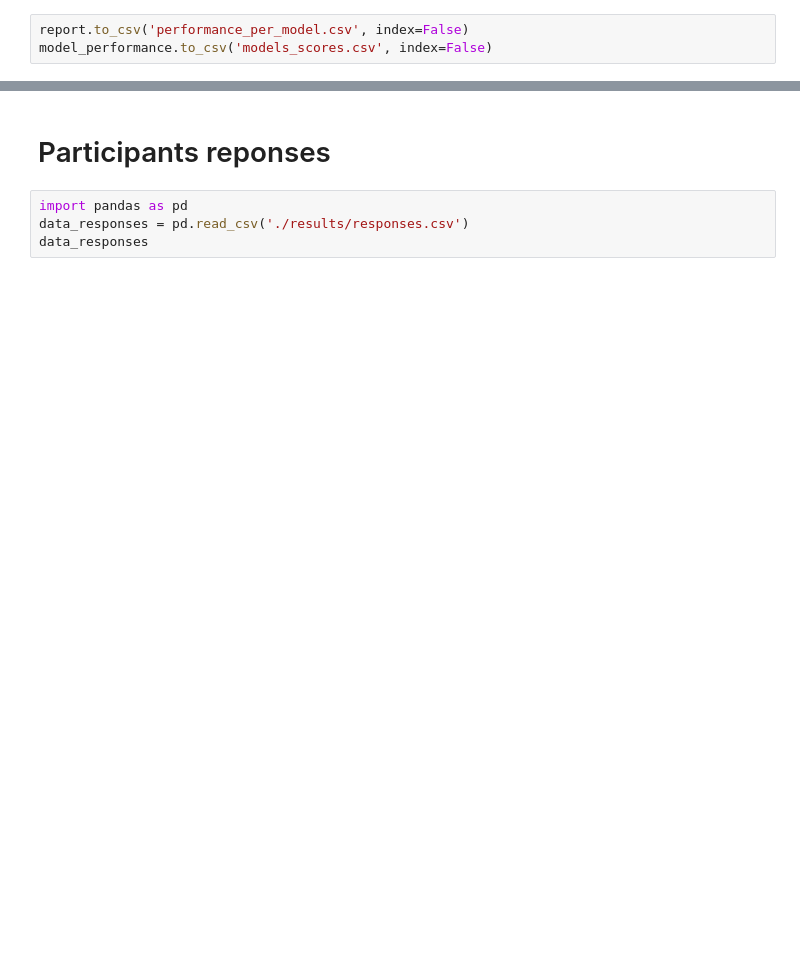
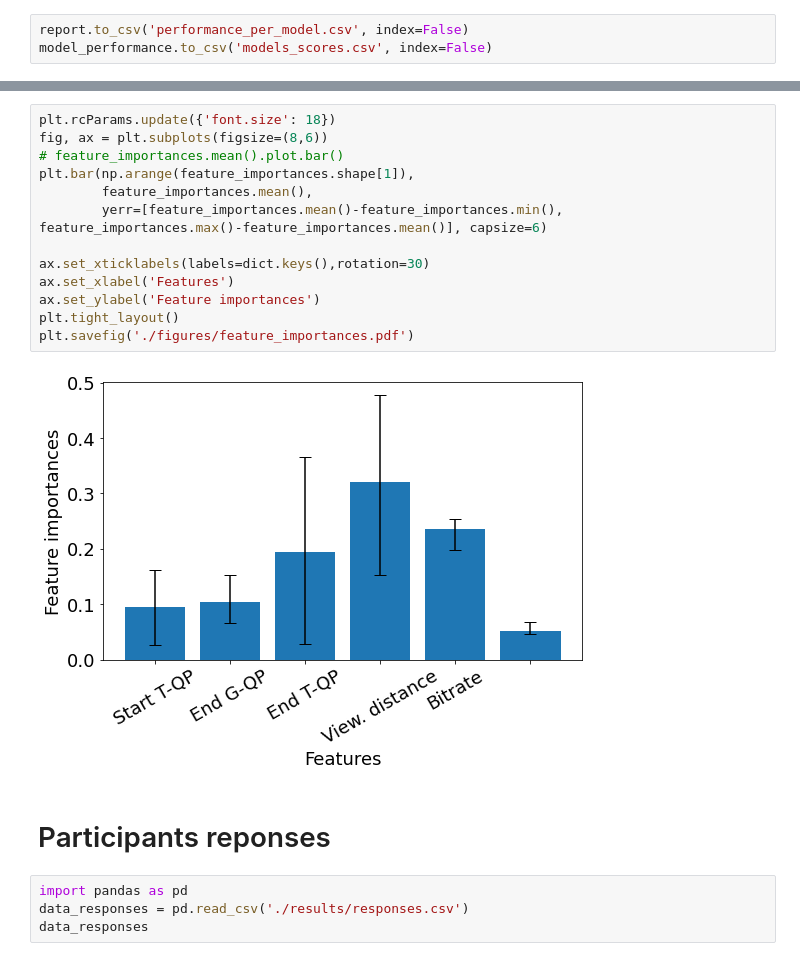
Before and after one commit to minhkstn/PointCloudQoEModels, a Jupyter notebook: point_cloud_qoe_models.ipynb, the cells around one changed output, grey strips where cells are left out. Saved outputs shown, nothing was run; the diff lists cells and outputs as text; blank space fills up the shorter version.

```diff
--- a/point_cloud_qoe_models.ipynb
+++ b/point_cloud_qoe_models.ipynb
@@ -671,3 +715,18 @@ for model, group_content in report.groupby('model'):
+# %%
+plt.rcParams.update({'font.size': 18})
+fig, ax = plt.subplots(figsize=(8,6))
+# feature_importances.mean().plot.bar()
+plt.bar(np.arange(feature_importances.shape[1]),
+        feature_importances.mean(),
+        yerr=[feature_importances.mean()-feature_importances.min(), feature_importances.max()-feature_importances.mean()], capsize=6)
+
+ax.set_xticklabels(labels=dict.keys(),rotation=30)
+ax.set_xlabel('Features')
+ax.set_ylabel('Feature importances')
+plt.tight_layout()
+plt.savefig('./figures/feature_importances.pdf')
+# %% [output]
+[figure, added]
 # %% [markdown]
 # Participants reponses
 # %%
```
Also changed, not shown: parts of 20 cells of this notebook, 6 other files.
